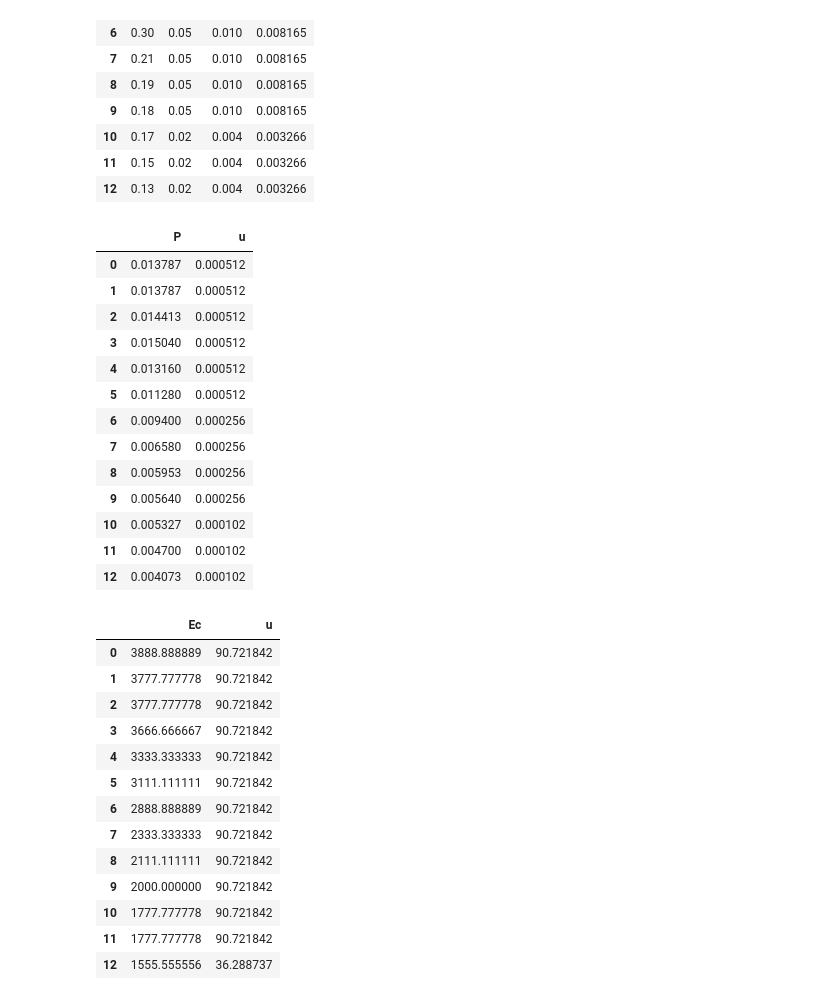
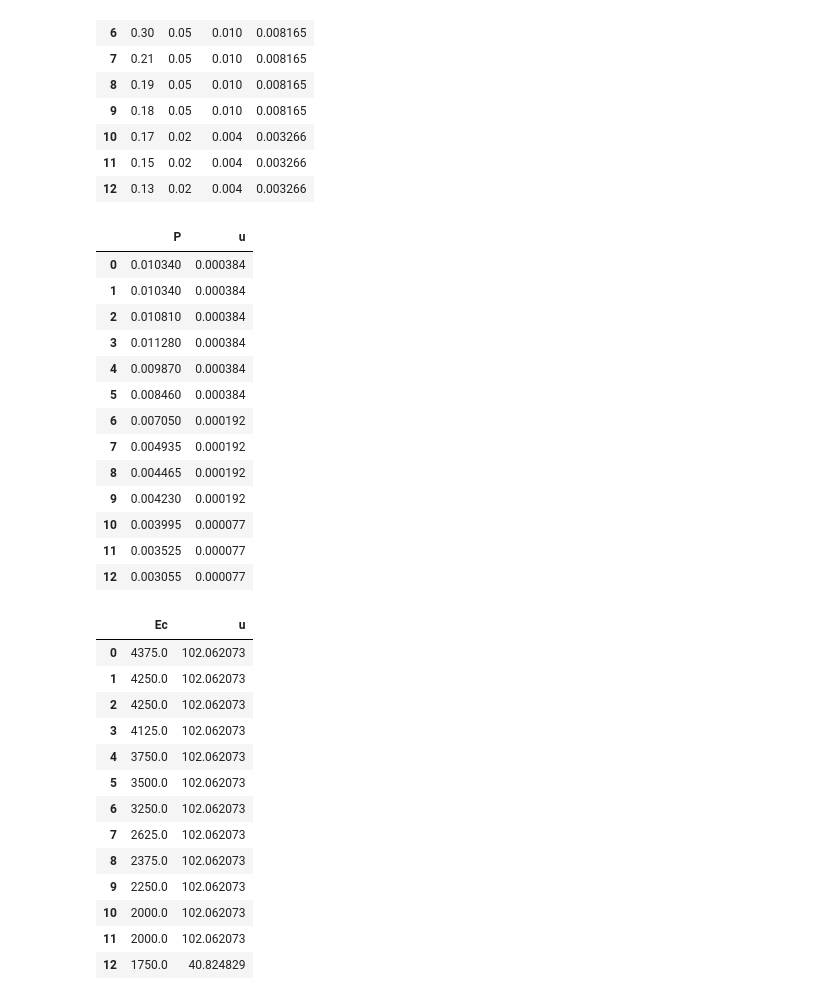
Before and after one commit to ficnawode/fizyka-pw-lab2-data-analysis, a Jupyter notebook: cw14/da.ipynb, the cells around one changed output. Saved outputs shown, nothing was run; the diff lists cells and outputs as text; code cells hidden in the pictures.

```diff
--- a/cw14/da.ipynb
+++ b/cw14/da.ipynb
@@ -251,29 +252,29 @@ Uy_df
 | 12 | 0.13 | 0.02 | 0.004 | 0.003266 |
 # %%
 C1 = 470e-9 #F
-A = 1.5e-5 #m^2
-d = 0.9e-3 #m
+A = 2.0e-5 #m^2
+d = 0.8e-3 #m
 
 P_df = pd.DataFrame()
 P_df["P"] = Uy_df["Uy"]*C1/A
 P_df["u"] = np.sqrt((C1**2 / A**2) * Uy_df["u"]**2)
 P_df.to_csv("csv/P.csv", index=False)
 P_df
 # %% [output]
 |  | P | u |
-| 0 | 0.013787 | 0.000512 |
-| 1 | 0.013787 | 0.000512 |
-| 2 | 0.014413 | 0.000512 |
-| 3 | 0.015040 | 0.000512 |
-| 4 | 0.013160 | 0.000512 |
-| 5 | 0.011280 | 0.000512 |
-| 6 | 0.009400 | 0.000256 |
-| 7 | 0.006580 | 0.000256 |
-| 8 | 0.005953 | 0.000256 |
-| 9 | 0.005640 | 0.000256 |
-| 10 | 0.005327 | 0.000102 |
-| 11 | 0.004700 | 0.000102 |
-| 12 | 0.004073 | 0.000102 |
+| 0 | 0.010340 | 0.000384 |
+| 1 | 0.010340 | 0.000384 |
+| 2 | 0.010810 | 0.000384 |
+| 3 | 0.011280 | 0.000384 |
+| 4 | 0.009870 | 0.000384 |
+| 5 | 0.008460 | 0.000384 |
+| 6 | 0.007050 | 0.000192 |
+| 7 | 0.004935 | 0.000192 |
+| 8 | 0.004465 | 0.000192 |
+| 9 | 0.004230 | 0.000192 |
+| 10 | 0.003995 | 0.000077 |
+| 11 | 0.003525 | 0.000077 |
+| 12 | 0.003055 | 0.000077 |
 # %%
 
 Ec_df = pd.DataFrame()
@@ -283,19 +284,19 @@ Ec_df.to_csv("csv/Ec.csv", index=False)
 Ec_df
 # %% [output]
 |  | Ec | u |
-| 0 | 3888.888889 | 90.721842 |
-| 1 | 3777.777778 | 90.721842 |
-| 2 | 3777.777778 | 90.721842 |
-| 3 | 3666.666667 | 90.721842 |
-| 4 | 3333.333333 | 90.721842 |
-| 5 | 3111.111111 | 90.721842 |
-| 6 | 2888.888889 | 90.721842 |
-| 7 | 2333.333333 | 90.721842 |
-| 8 | 2111.111111 | 90.721842 |
-| 9 | 2000.000000 | 90.721842 |
-| 10 | 1777.777778 | 90.721842 |
-| 11 | 1777.777778 | 90.721842 |
-| 12 | 1555.555556 | 36.288737 |
+| 0 | 4375.0 | 102.062073 |
+| 1 | 4250.0 | 102.062073 |
+| 2 | 4250.0 | 102.062073 |
+| 3 | 4125.0 | 102.062073 |
+| 4 | 3750.0 | 102.062073 |
+| 5 | 3500.0 | 102.062073 |
+| 6 | 3250.0 | 102.062073 |
+| 7 | 2625.0 | 102.062073 |
+| 8 | 2375.0 | 102.062073 |
+| 9 | 2250.0 | 102.062073 |
+| 10 | 2000.0 | 102.062073 |
+| 11 | 2000.0 | 102.062073 |
+| 12 | 1750.0 | 40.824829 |
 # %%
 epsilon_0 = 8.85e-12 #F⋅m−1
 
```
Also changed, not shown: parts of 6 cells of this notebook, 12 other files.
